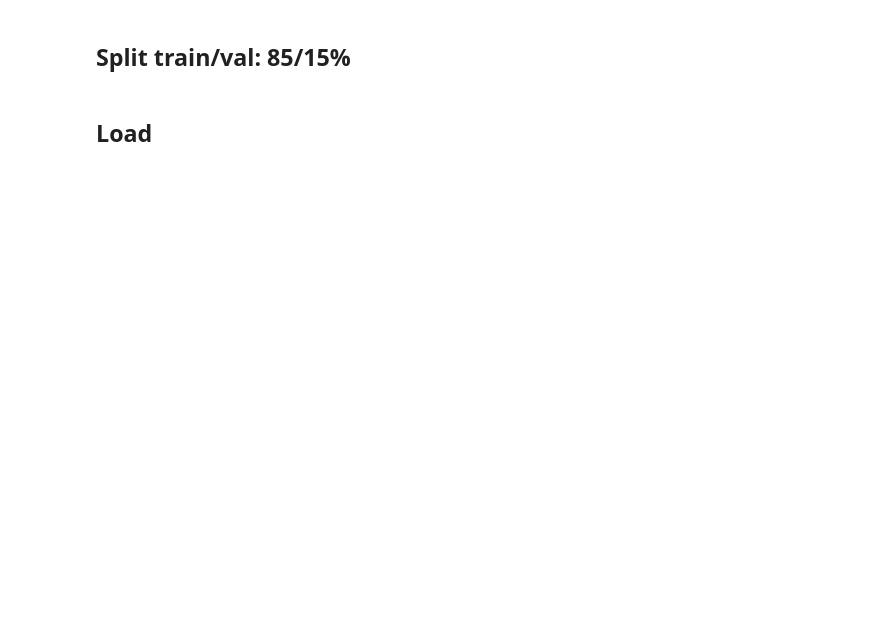
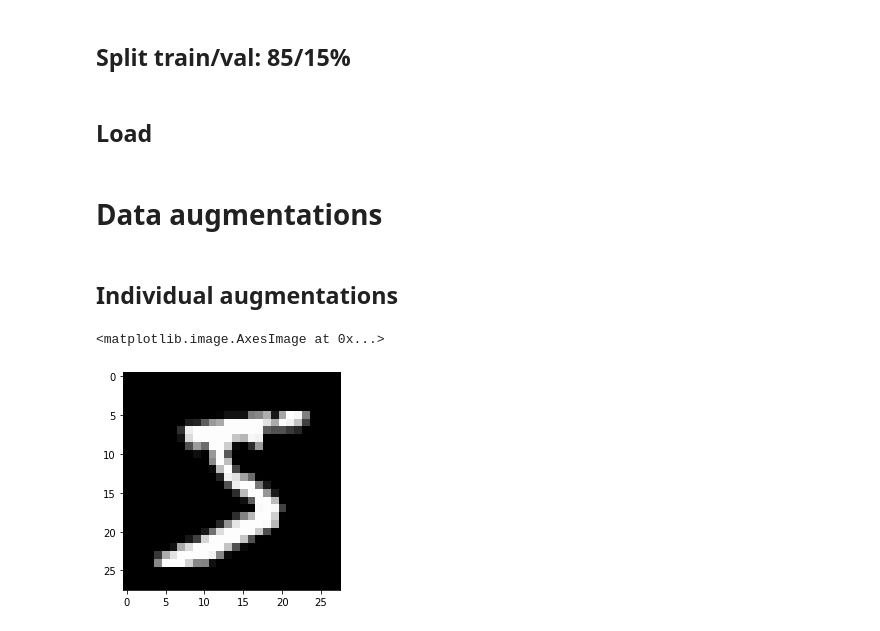
Before and after one commit to laure-delisle/cs148-hw3, a Jupyter notebook: warmup_data_loading.ipynb, the cells around one changed output. Cells and saved outputs as stored; diff of their text form; code cells hidden in the pictures; blank space fills up the shorter version.

Commit message:
data augmentations

```diff
--- a/warmup_data_loading.ipynb
+++ b/warmup_data_loading.ipynb
@@ -16,10 +17,10 @@ from torchvision import datasets
 # %% [markdown]
 ## MNIST
 # %%
-transform = transforms.Compose([transforms.ToTensor(),
+basic_transform = transforms.Compose([transforms.ToTensor(),
                                transforms.Normalize((0.1307,), (0.3081,))])
 # %%
 trainval_set = datasets.MNIST('./data', train=True, download=True,  # Downloads into a directory ../data
-                               transform=transform)
+                               transform=basic_transform)
 test_set = datasets.MNIST('./data', train=False, download=False,  # No need to download again
-                              transform=transform)
+                              transform=basic_transform)
@@ -41,3 +56,7 @@ train_set, val_set = torch.utils.data.random_split(trainval_set, [train_size, va
 train_loader = DataLoader(train_set, batch_size=32, shuffle=True)
 val_loader = DataLoader(val_set, batch_size=32, shuffle=True)
 test_loader = DataLoader(test_set, batch_size=32, shuffle=True)
+# %% [markdown]
+# Data augmentations
+# %% [markdown]
+## Individual augmentations
@@ -43,0 +102,6 @@ test_loader = DataLoader(test_set, batch_size=32, shuffle=True)
+# %%
+img = trainval_set[0][0]
+plt.imshow(img[0], cmap="gray")
+# %% [output]
+<matplotlib.image.AxesImage at 0x...>
+[figure, added]
```
Also changed, not shown: parts of 12 cells of this notebook, 2 other files.
